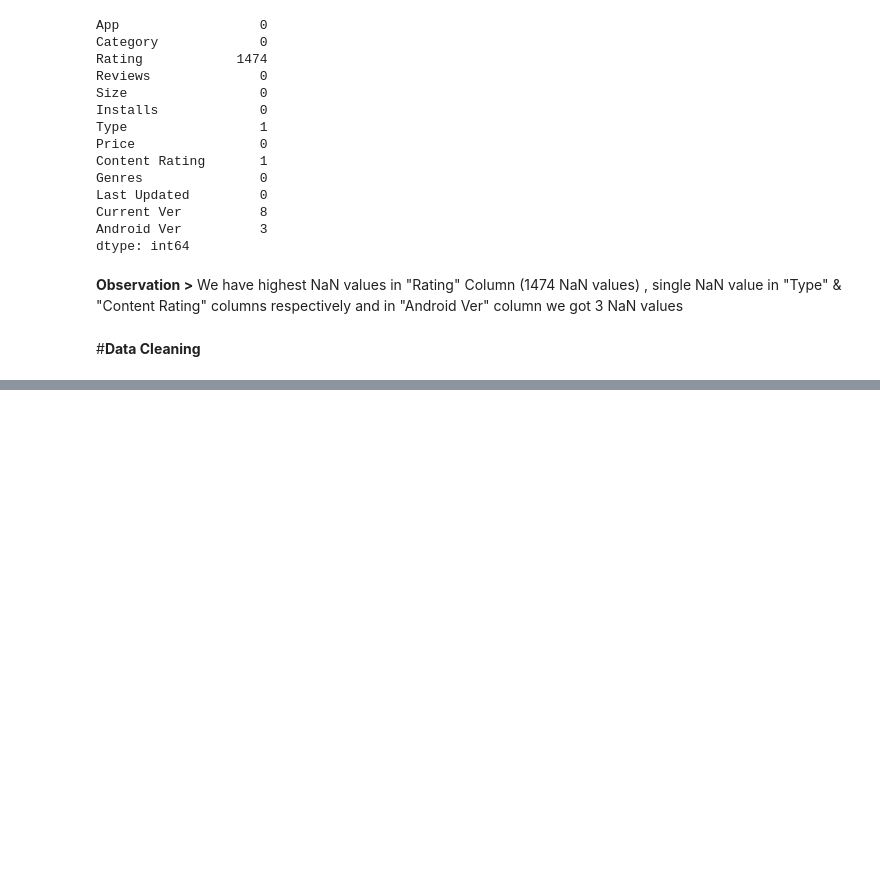
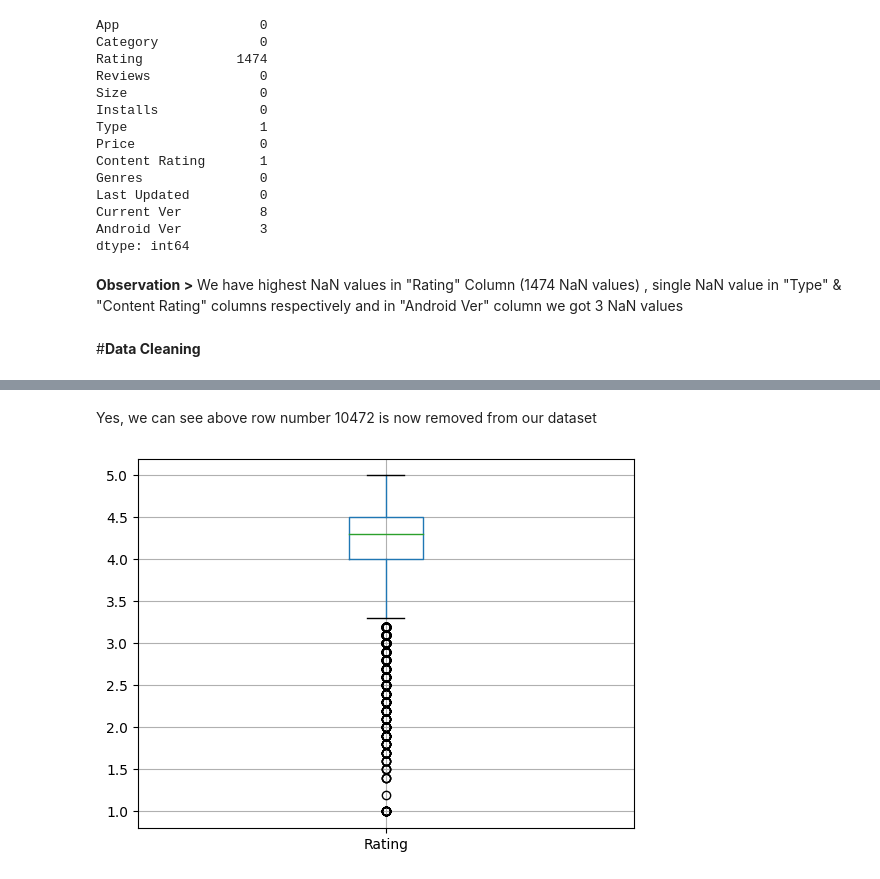
Before and after one commit to Harshalkumar96/Play_Store_App_Review_EDA_Project, a Jupyter notebook: Google_App_Rating_EDA_Project.ipynb, the cells around one changed output, grey strips where cells are left out. Saved outputs shown, nothing was run; the diff lists cells and outputs as text; code cells hidden in the pictures; blank space fills up the shorter version.

```diff
--- a/Google_App_Rating_EDA_Project.ipynb
+++ b/Google_App_Rating_EDA_Project.ipynb
@@ -158,0 +168,4 @@ dtype: int64
+# %%
+# Removing Outlier
+
+df.drop([10472], inplace=True)
@@ -158,0 +183,8 @@ dtype: int64
+# %% [markdown]
+Yes, we can see above row number 10472 is now removed from our dataset
+# %%
+# Again checking for outlier with Boxplot
+
+df.boxplot();
+# %% [output]
+[figure, added]
```
Also changed, not shown: parts of 16 cells of this notebook.
